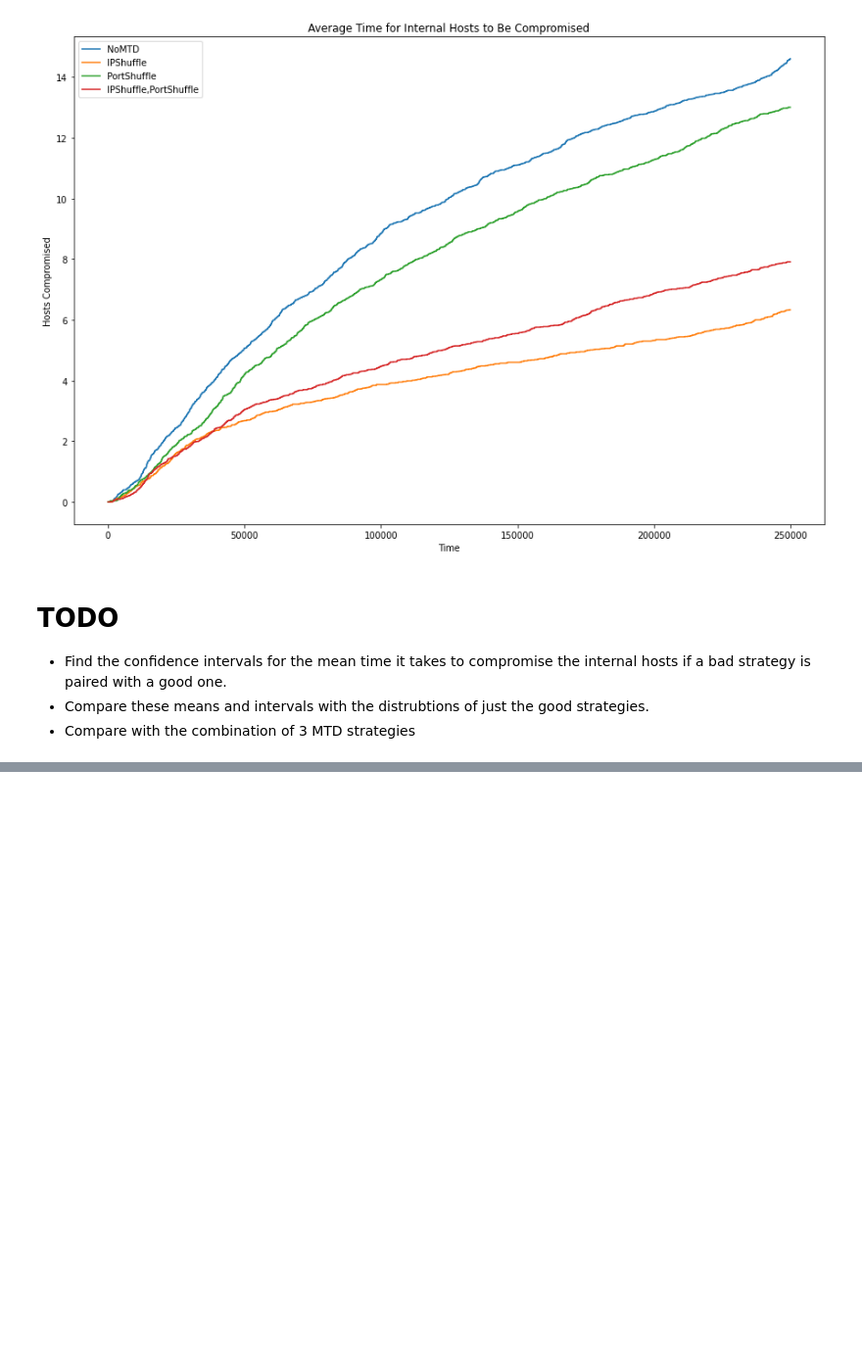
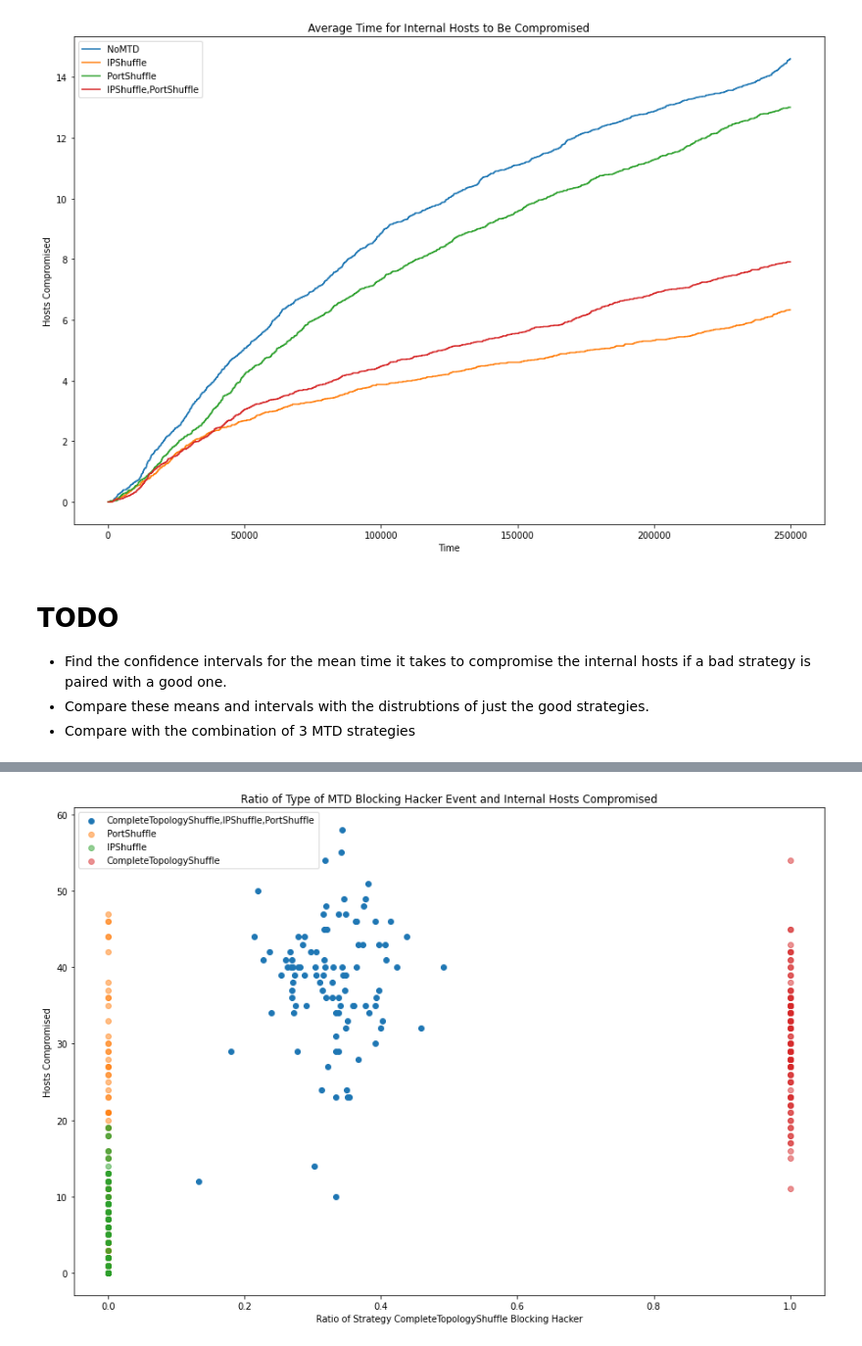
Before and after one commit to yuanyuan2000/MTDGame, a Jupyter notebook: research-analysis/analysis.ipynb, the cells around one changed output, grey strips where cells are left out. Shown: that part at 98% size. Drawn from its saved outputs; the diff is of its cells as text; code cells hidden in the pictures; blank space fills up the shorter version.

```diff
--- a/research-analysis/analysis.ipynb
+++ b/research-analysis/analysis.ipynb
@@ -8,6 +8,11 @@ COMBINATION2_RESULTS_CSV = os.path.join(
     "results",
     "200-nodes-50-endpoints-20-subnets-3-layers-250000-time.csv"
 )
+
+COMBINATION3_RESULTS_CSV = os.path.join(
+    "results",
+    "3-combination-200-nodes-50-endpoints-20-subnets-3-layers-250000-time.csv"
+)
 # %%
 def turn_json_results_to_csv(json_folder, output_csv):
     result_filenames = glob.glob(os.path.join(json_folder, "*.json"))
@@ -220,7 +225,7 @@ def compare_mtd_proportions(df, mtd_strat, compare_ratio_strat):
             x = [0]*len(hosts_compromised)
 
         legend_list.append(mtd_type)
-        ax.scatter(x, hosts_compromised)
+        ax.scatter(x, hosts_compromised, alpha=0.5)
 
     ax.legend(legend_list)
 # %%
@@ -463,0 +630,2 @@ confidence_interval_for_compromised_internal_hosts(combination2_results, "HostTo
+# %%
+combination3_results = pd.read_csv(COMBINATION3_RESULTS_CSV)
@@ -463,0 +648,2 @@ confidence_interval_for_compromised_internal_hosts(combination2_results, "HostTo
+# %%
+combined_df = pd.concat([combination2_results, combination3_results])
@@ -463,0 +663,4 @@ confidence_interval_for_compromised_internal_hosts(combination2_results, "HostTo
+# %%
+compare_mtd_proportions(combined_df, 'CompleteTopologyShuffle,IPShuffle,PortShuffle', 'CompleteTopologyShuffle')
+# %% [output]
+[figure, added]
```
Also changed, not shown: parts of 25 cells of this notebook, 10 other files.
